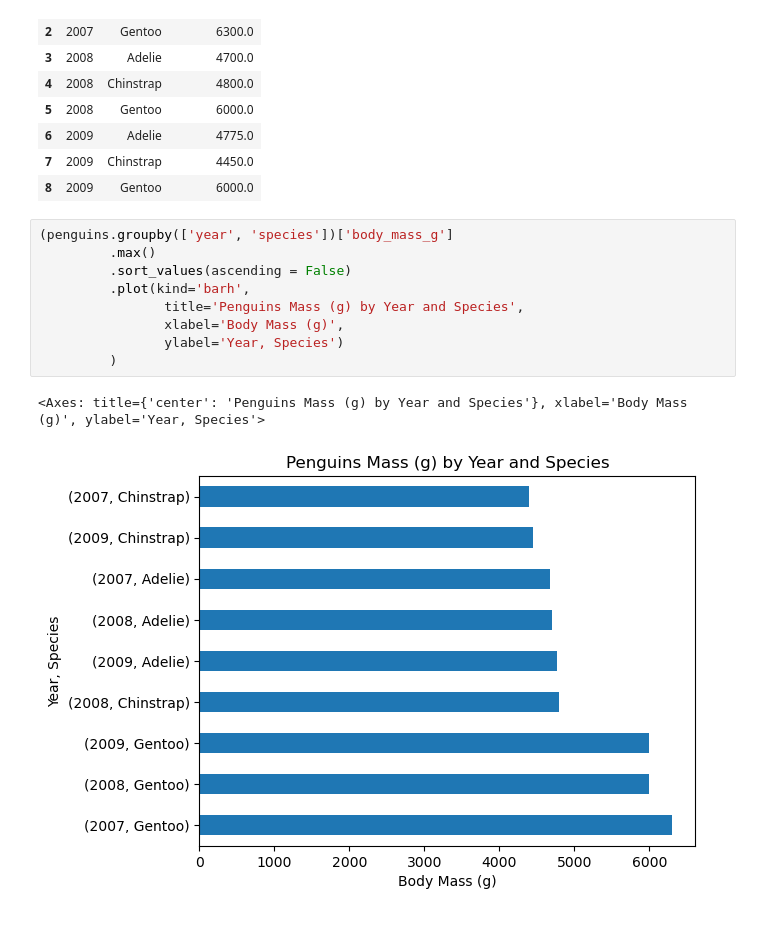
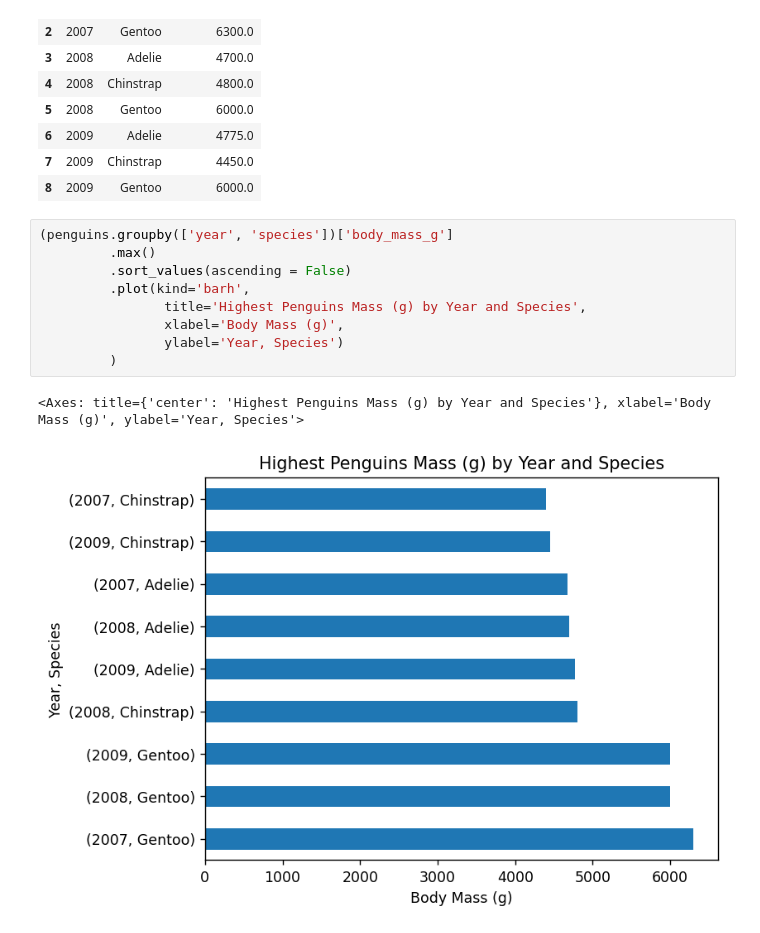
Before and after one commit to roshananair/eds-220-in-class, a Jupyter notebook: week2-groupby.ipynb, the cells around one changed output. Drawn from its saved outputs; the diff is of its cells as text.

```diff
--- a/week2-groupby.ipynb
+++ b/week2-groupby.ipynb
@@ -233,12 +233,12 @@ penguins.groupby(['year', 'species'])['body_mass_g'].max().reset_index()
 # %%
 (penguins.groupby(['year', 'species'])['body_mass_g']
          .max()
          .sort_values(ascending = False)
          .plot(kind='barh',
-                title='Penguins Mass (g) by Year and Species',
+                title='Highest Penguins Mass (g) by Year and Species',
                 xlabel='Body Mass (g)',
                 ylabel='Year, Species')
          )
 # %% [output]
-<Axes: title={'center': 'Penguins Mass (g) by Year and Species'}, xlabel='Body Mass (g)', ylabel='Year, Species'>
+<Axes: title={'center': 'Highest Penguins Mass (g) by Year and Species'}, xlabel='Body Mass (g)', ylabel='Year, Species'>
-[figure, old version]
+[figure, new version]
```
Also changed, not shown: 6 other files.
